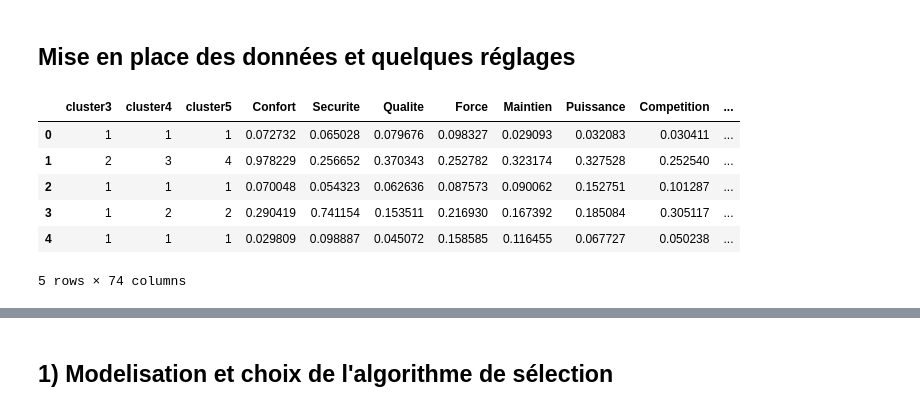
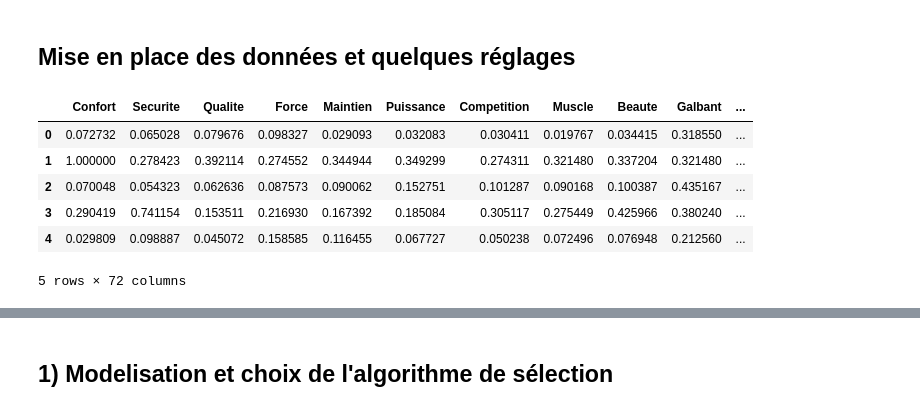
Before and after one commit to master-csmi/2022-m1-staps, a Jupyter notebook: motives_part/Classification/test.ipynb, the cells around one changed output, grey strips where cells are left out. Cells and saved outputs as stored; diff of their text form; code cells hidden in the pictures.

```diff
--- a/motives_part/Classification/test.ipynb
+++ b/motives_part/Classification/test.ipynb
@@ -15,17 +15,20 @@ import pandas as pd
 # %% [markdown]
 ## Mise en place des données et quelques réglages
 # %%
-df = pd.read_csv("/home/congo/Bureau/2022-m1-staps/motives_part/clustering.csv")
+df = pd.read_csv("/home/congo/Bureau/2022-m1-staps/motives_part/data_motives/clustering.csv")
 #df = pd.read_csv("/home/congo/Bureau/2022-m1-staps/motives_part/boy.csv")
 #df = pd.read_csv("/home/congo/Bureau/2022-m1-staps/motives_part/girl.csv")
 # %%
-df.drop(df.columns[[0]], axis = 1, inplace = True)
+df_orig = df
+# print(df.shape)
+# print(df)
+df.drop(df.columns[[0,73]], axis = 1, inplace = True)
 df.head()
 # %% [output]
-|  | cluster3 | cluster4 | cluster5 | Confort | Securite | Qualite | Force | Maintien | Puissance | Competition | ... |
-| 0 | 1 | 1 | 1 | 0.072732 | 0.065028 | 0.079676 | 0.098327 | 0.029093 | 0.032083 | 0.030411 | ... |
-| 1 | 2 | 3 | 4 | 0.978229 | 0.256652 | 0.370343 | 0.252782 | 0.323174 | 0.327528 | 0.252540 | ... |
-| 2 | 1 | 1 | 1 | 0.070048 | 0.054323 | 0.062636 | 0.087573 | 0.090062 | 0.152751 | 0.101287 | ... |
-| 3 | 1 | 2 | 2 | 0.290419 | 0.741154 | 0.153511 | 0.216930 | 0.167392 | 0.185084 | 0.305117 | ... |
-| 4 | 1 | 1 | 1 | 0.029809 | 0.098887 | 0.045072 | 0.158585 | 0.116455 | 0.067727 | 0.050238 | ... |
+|  | Confort | Securite | Qualite | Force | Maintien | Puissance | Competition | Muscle | Beaute | Galbant | ... |
+| 0 | 0.072732 | 0.065028 | 0.079676 | 0.098327 | 0.029093 | 0.032083 | 0.030411 | 0.019767 | 0.034415 | 0.318550 | ... |
+| 1 | 1.000000 | 0.278423 | 0.392114 | 0.274552 | 0.344944 | 0.349299 | 0.274311 | 0.321480 | 0.337204 | 0.321480 | ... |
+| 2 | 0.070048 | 0.054323 | 0.062636 | 0.087573 | 0.090062 | 0.152751 | 0.101287 | 0.090168 | 0.100387 | 0.435167 | ... |
+| 3 | 0.290419 | 0.741154 | 0.153511 | 0.216930 | 0.167392 | 0.185084 | 0.305117 | 0.275449 | 0.425966 | 0.380240 | ... |
+| 4 | 0.029809 | 0.098887 | 0.045072 | 0.158585 | 0.116455 | 0.067727 | 0.050238 | 0.072496 | 0.076948 | 0.212560 | ... |
-5 rows × 74 columns
+5 rows × 72 columns
```
Also changed, not shown: parts of 21 cells of this notebook, 56 other files.
